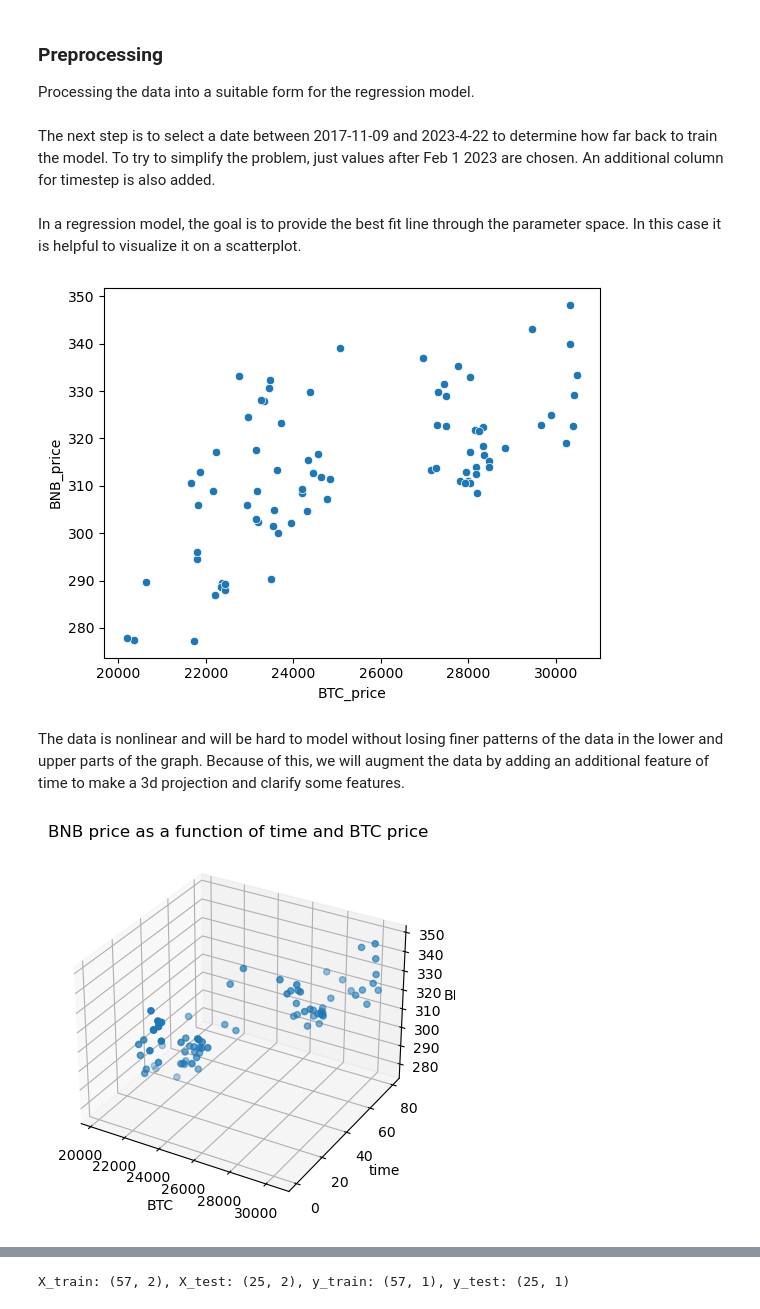
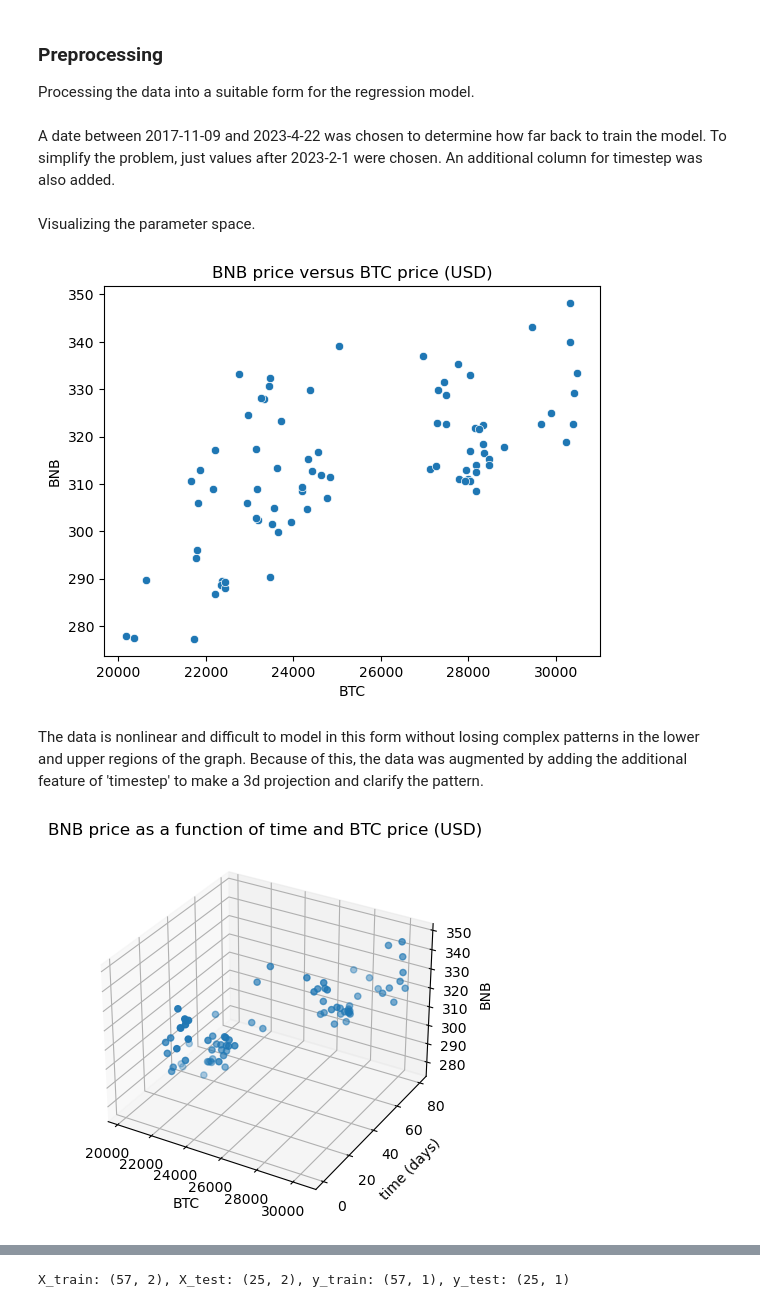
Before and after one commit to mwaterman09/Data_Analysis, a Jupyter notebook: BNB_BTC_analysis.ipynb, the cells around one changed output, grey strips where cells are left out. Cells and saved outputs as stored; diff of their text form; code cells hidden in the pictures.

```diff
--- a/BNB_BTC_analysis.ipynb
+++ b/BNB_BTC_analysis.ipynb
@@ -312,7 +264,7 @@ model_data.rename(columns={'Close': 'BNB_price'}, inplace=True)
 model_data['timestep'] = model_data.index.values
 model_data.drop(['index'], axis=1,inplace=True)
 # %% [markdown]
-The next step is to select a date between 2017-11-09 and 2023-4-22 to determine how far back to train the model. To try to simplify the problem, just values after Feb 1 2023 are chosen. An additional column for timestep is also added.
+A date between 2017-11-09 and 2023-4-22 was chosen to determine how far back to train the model. To simplify the problem, just values after 2023-2-1 were chosen. An additional column for timestep was also added.
 # %%
 # select cutoff date for modeling data
 date = pd.to_datetime('2023-2-1')
@@ -320,24 +272,27 @@ model_data = model_data[model_data['Date'] >= date].copy()
 model_data.reset_index(inplace=True, drop=True)
 model_data['timestep'] = model_data.index.values
 # %% [markdown]
-In a regression model, the goal is to provide the best fit line through the parameter space. In this case it is helpful to visualize it on a scatterplot.
+Visualizing the parameter space.
 # %%
 # create a scatterplot of the data
 plt.figure()
 sns.scatterplot(data=model_data, x='BTC_price', y='BNB_price')
+plt.title('BNB price versus BTC price (USD)')
+plt.xlabel('BTC')
+plt.ylabel('BNB')
 plt.show()
 # %% [output]
-[figure, old version]
+[figure, new version]
 # %% [markdown]
-The data is nonlinear and will be hard to model without losing finer patterns of the data in the lower and upper parts of the graph. Because of this, we will augment the data by adding an additional feature of time to make a 3d projection and clarify some features.
+The data is nonlinear and difficult to model in this form without losing complex patterns in the lower and upper regions of the graph. Because of this, the data was augmented by adding the additional feature of 'timestep' to make a 3d projection and clarify the pattern.
 # %%
 # create 3d plot
 plot = plt.figure().add_subplot(projection='3d')
 plot.scatter(model_data['BTC_price'], model_data['timestep'], model_data['BNB_price'])
 plt.xlabel('BTC')
-plt.ylabel('time')
-plot.set_zlabel('BNB')
-plt.title('BNB price as a function of time and BTC price');
+plt.ylabel('time (days)', rotation=90)
+plot.set_zlabel('BNB', rotation=90)
+plt.title('BNB price as a function of time and BTC price (USD)');
 # %% [output]
-[figure, old version]
+[figure, new version]
 # %% [markdown]
```
Also changed, not shown: parts of 26 cells of this notebook.
